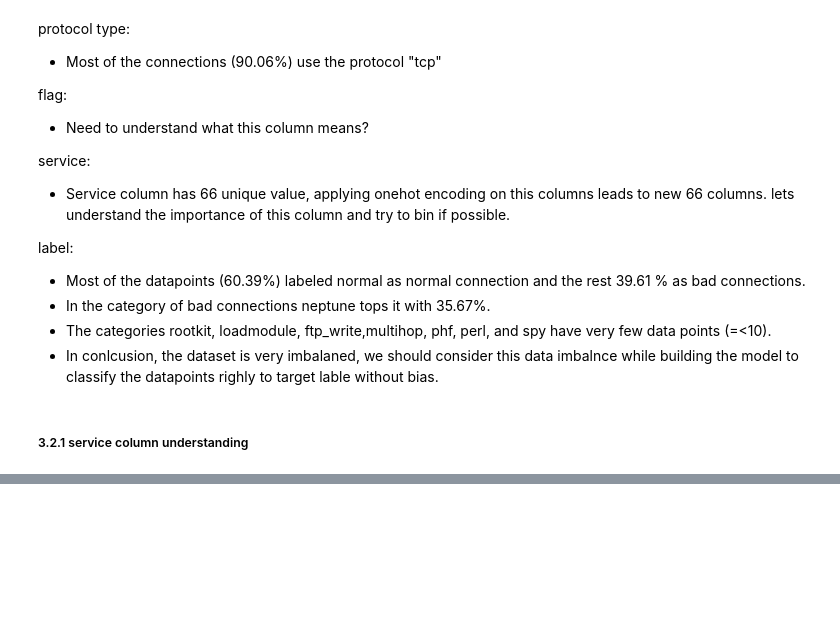
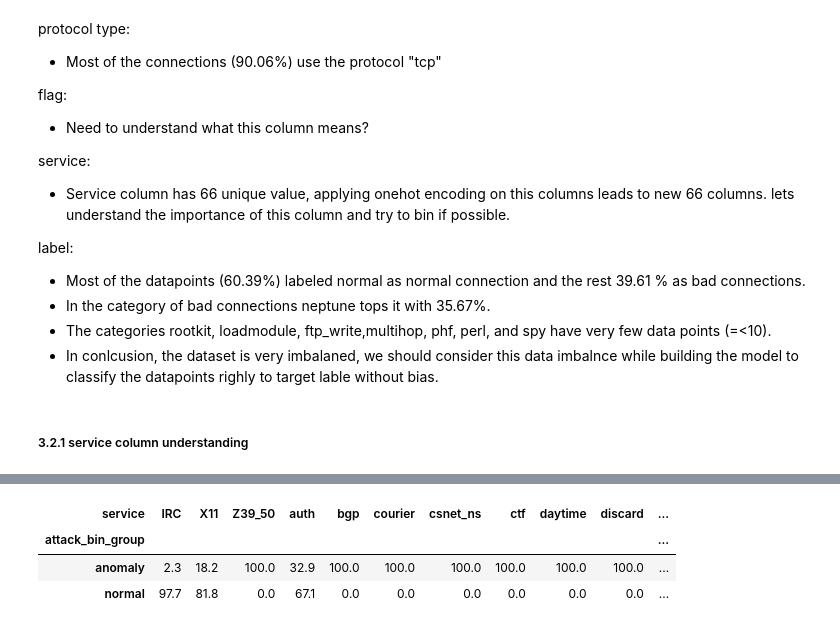
Before and after one commit to narendraparigi1987/ml_assignment, a Jupyter notebook: ML Network Intrusion - 20200311-naren.ipynb, the cells around one changed output, grey strips where cells are left out. Saved outputs shown, nothing was run; the diff lists cells and outputs as text; code cells hidden in the pictures; blank space fills up the shorter version.

```diff
--- a/ML Network Intrusion - 20200311-naren.ipynb
+++ b/ML Network Intrusion - 20200311-naren.ipynb
@@ -306,0 +333,7 @@ label:
+# %%
+round(crosstab_service_tab.div(crosstab_service_tab.sum(0), axis = 1)*100, 1)
+# %% [output]
+| service | IRC | X11 | Z39_50 | auth | bgp | courier | csnet_ns | ctf | daytime | discard | ... |
+| attack_bin_group |  |  |  |  |  |  |  |  |  |  | ... |
+| anomaly | 2.3 | 18.2 | 100.0 | 32.9 | 100.0 | 100.0 | 100.0 | 100.0 | 100.0 | 100.0 | ... |
+| normal | 97.7 | 81.8 | 0.0 | 67.1 | 0.0 | 0.0 | 0.0 | 0.0 | 0.0 | 0.0 | ... |
```
Also changed, not shown: parts of 15 cells of this notebook.
